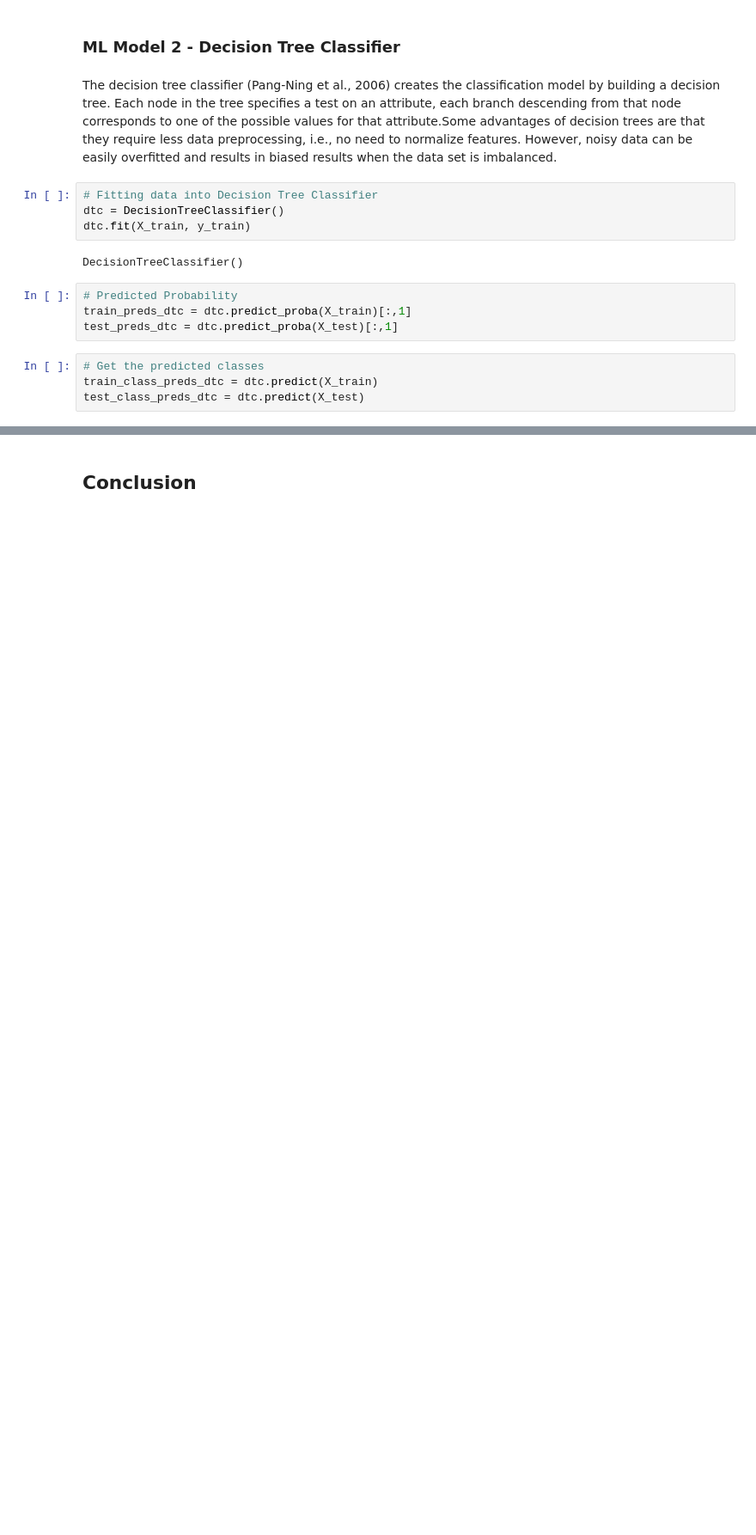
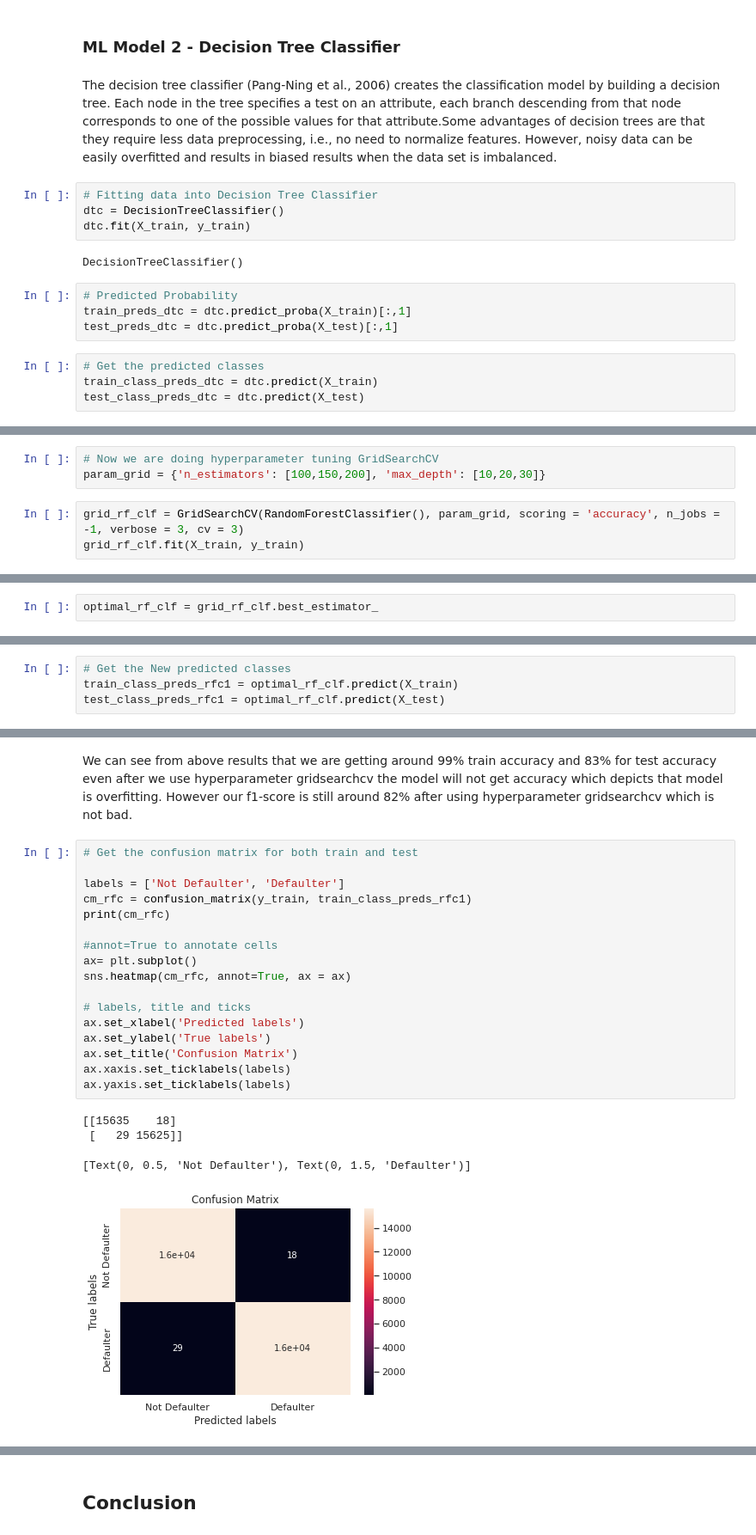
Before and after one commit to KrushnaChaure/Credit-Card-Default-Prediction, a Jupyter notebook: Krushna_Chaure_Credit_Card_Default_Prediction_Capstone_Project.ipynb, the cells around one changed output, grey strips where cells are left out. Shown at 86% size. Drawn from its saved outputs; the diff is of its cells as text; blank space fills up the shorter version.

```diff
--- a/Krushna_Chaure_Credit_Card_Default_Prediction_Capstone_Project.ipynb
+++ b/Krushna_Chaure_Credit_Card_Default_Prediction_Capstone_Project.ipynb
@@ -1288,0 +1391,6 @@ ax.yaxis.set_ticklabels(labels)
+# %%
+# Now we are doing hyperparameter tuning GridSearchCV
+param_grid = {'n_estimators': [100,150,200], 'max_depth': [10,20,30]}
+# %%
+grid_rf_clf = GridSearchCV(RandomForestClassifier(), param_grid, scoring = 'accuracy', n_jobs = -1, verbose = 3, cv = 3)
+grid_rf_clf.fit(X_train, y_train)
@@ -1288,0 +1412,2 @@ ax.yaxis.set_ticklabels(labels)
+# %%
+optimal_rf_clf = grid_rf_clf.best_estimator_
@@ -1288,0 +1418,4 @@ ax.yaxis.set_ticklabels(labels)
+# %%
+# Get the New predicted classes
+train_class_preds_rfc1 = optimal_rf_clf.predict(X_train)
+test_class_preds_rfc1 = optimal_rf_clf.predict(X_test)
@@ -1289 +1444,25 @@ ax.yaxis.set_ticklabels(labels)
+# %% [markdown]
+We can see from above results that we are getting around 99% train accuracy and 83% for test accuracy even after we use hyperparameter gridsearchcv the model will not get accuracy which depicts that model is overfitting. However our f1-score is still around 82% after using hyperparameter gridsearchcv which is not bad.
+# %%
+# Get the confusion matrix for both train and test
+
+labels = ['Not Defaulter', 'Defaulter']
+cm_rfc = confusion_matrix(y_train, train_class_preds_rfc1)
+print(cm_rfc)
+
+#annot=True to annotate cells
+ax= plt.subplot()
+sns.heatmap(cm_rfc, annot=True, ax = ax)
+
+# labels, title and ticks
+ax.set_xlabel('Predicted labels')
+ax.set_ylabel('True labels')
+ax.set_title('Confusion Matrix')
+ax.xaxis.set_ticklabels(labels)
+ax.yaxis.set_ticklabels(labels)
+# %% [output]
+[[15635    18]
+ [   29 15625]]
+[Text(0, 0.5, 'Not Defaulter'), Text(0, 1.5, 'Defaulter')]
+[figure, added]
 # %% [markdown]
```
Also changed, not shown: parts of 47 cells of this notebook.
